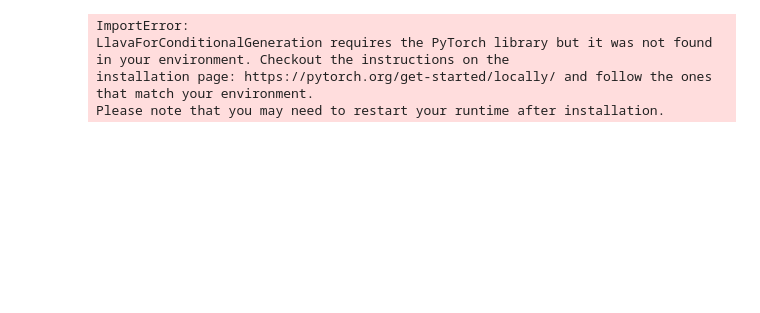
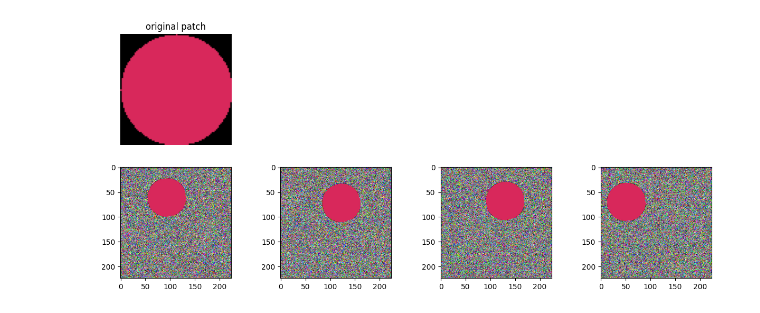
Before and after one commit to tjbai/avlm, a Jupyter notebook: example.ipynb, the cells around one changed output. Cells and saved outputs as stored; diff of their text form; code cells hidden in the pictures; blank space fills up the shorter version.

Commit message:
scipy, patch utils, example

```diff
--- a/example.ipynb
+++ b/example.ipynb
@@ -3,7 +0,0 @@ from transformers import CLIPVisionModel, CLIPProcessor, LlavaForConditionalGene
-# %%
-llava = LlavaForConditionalGeneration.from_pretrained('llava-hf/llava-1.5-13b-hf')
-# %% [output]
-ImportError:
-LlavaForConditionalGeneration requires the PyTorch library but it was not found in your environment. Checkout the instructions on the
-installation page: https://pytorch.org/get-started/locally/ and follow the ones that match your environment.
-Please note that you may need to restart your runtime after installation.
@@ -9,0 +5,27 @@ Please note that you may need to restart your runtime after installation.
+# %%
+import torch
+import matplotlib.pyplot as plt
+from utils import init_patch, transform, apply_patch
+
+B = 4
+im_dim = 224
+black_batch = torch.rand(B, 3, im_dim, im_dim)
+
+patch = init_patch(im_dim, 0.1)
+
+p_batch, mask = transform(black_batch, patch)
+
+fig, axes = plt.subplots(2, B, figsize=(15, 6))
+
+axes[0, 0].imshow(patch.permute(1, 2, 0))
+axes[0, 0].set_title('original patch')
+axes[0, 0].axis('off')
+
+for i in range(1, B):
+    axes[0, i].axis('off')
+
+new_batch = apply_patch(black_batch, p_batch, mask)
+for i, im in enumerate(new_batch):
+    axes[1, i].imshow(im.permute(1, 2, 0))
+# %% [output]
+[figure, added]
```
Also changed, not shown: parts of 3 cells of this notebook, 3 other files.
